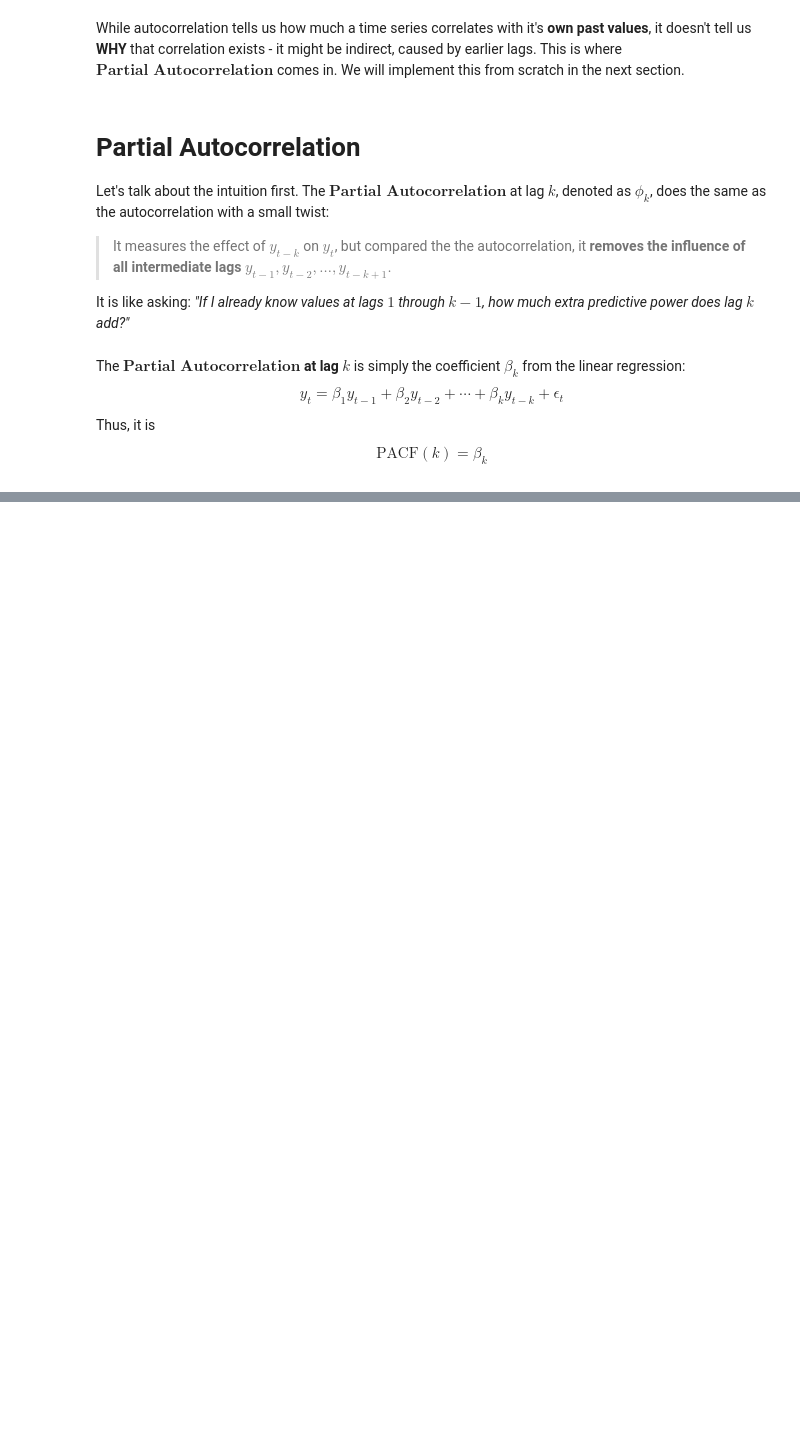
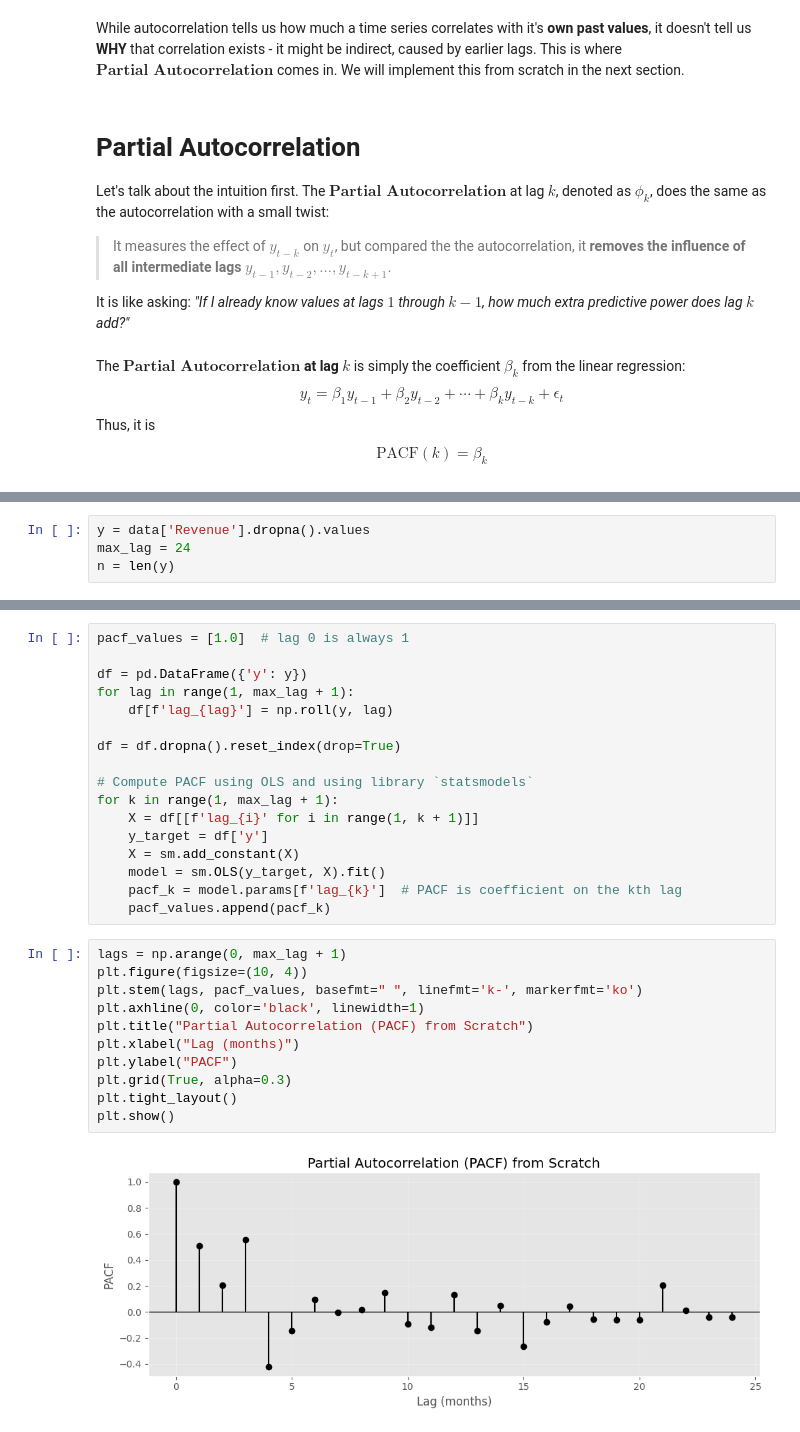
Before and after one commit to PeeteKeesel/kaggle-verse, a Jupyter notebook: time-series-understanding-autocorrelation.ipynb, the cells around one changed output, grey strips where cells are left out. Drawn from its saved outputs; the diff is of its cells as text; blank space fills up the shorter version.

```diff
--- a/time-series-understanding-autocorrelation.ipynb
+++ b/time-series-understanding-autocorrelation.ipynb
@@ -574,0 +628,4 @@ $$
+# %%
+y = data['Revenue'].dropna().values
+max_lag = 24
+n = len(y)
@@ -574,0 +745,30 @@ $$
+# %%
+pacf_values = [1.0]  # lag 0 is always 1
+
+df = pd.DataFrame({'y': y})
+for lag in range(1, max_lag + 1):
+    df[f'lag_{lag}'] = np.roll(y, lag)
+
+df = df.dropna().reset_index(drop=True)
+
+# Compute PACF using OLS and using library `statsmodels`
+for k in range(1, max_lag + 1):
+    X = df[[f'lag_{i}' for i in range(1, k + 1)]]
+    y_target = df['y']
+    X = sm.add_constant(X)
+    model = sm.OLS(y_target, X).fit()
+    pacf_k = model.params[f'lag_{k}']  # PACF is coefficient on the kth lag
+    pacf_values.append(pacf_k)
+# %%
+lags = np.arange(0, max_lag + 1)
+plt.figure(figsize=(10, 4))
+plt.stem(lags, pacf_values, basefmt=" ", linefmt='k-', markerfmt='ko')
+plt.axhline(0, color='black', linewidth=1)
+plt.title("Partial Autocorrelation (PACF) from Scratch")
+plt.xlabel("Lag (months)")
+plt.ylabel("PACF")
+plt.grid(True, alpha=0.3)
+plt.tight_layout()
+plt.show()
+# %% [output]
+[figure, added]
```
Also changed, not shown: parts of 16 cells of this notebook.
